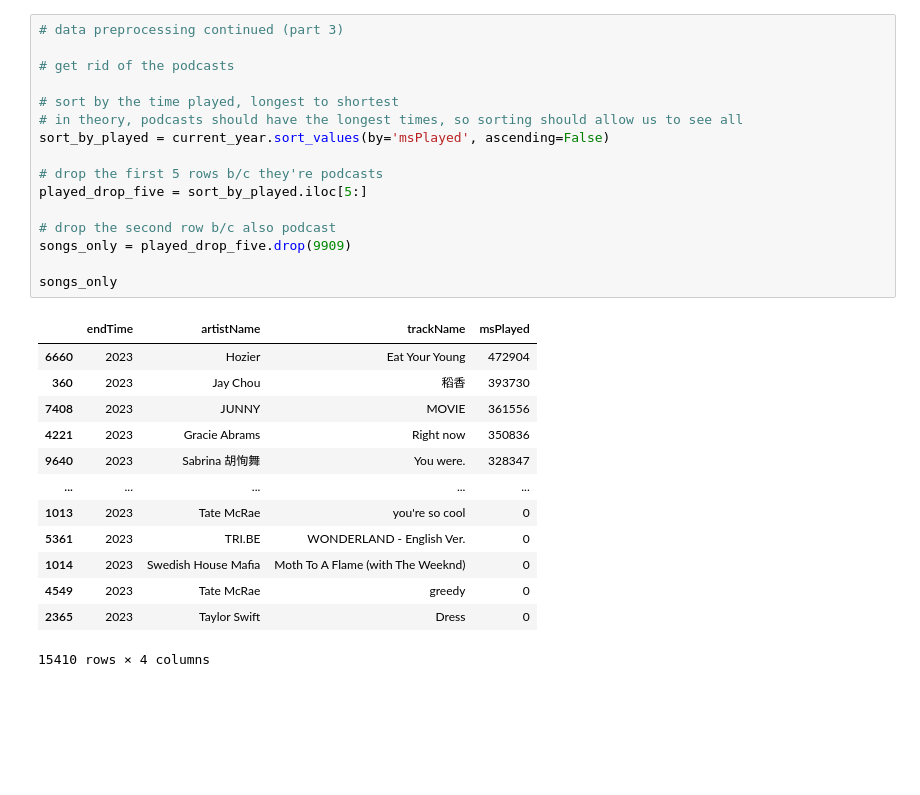
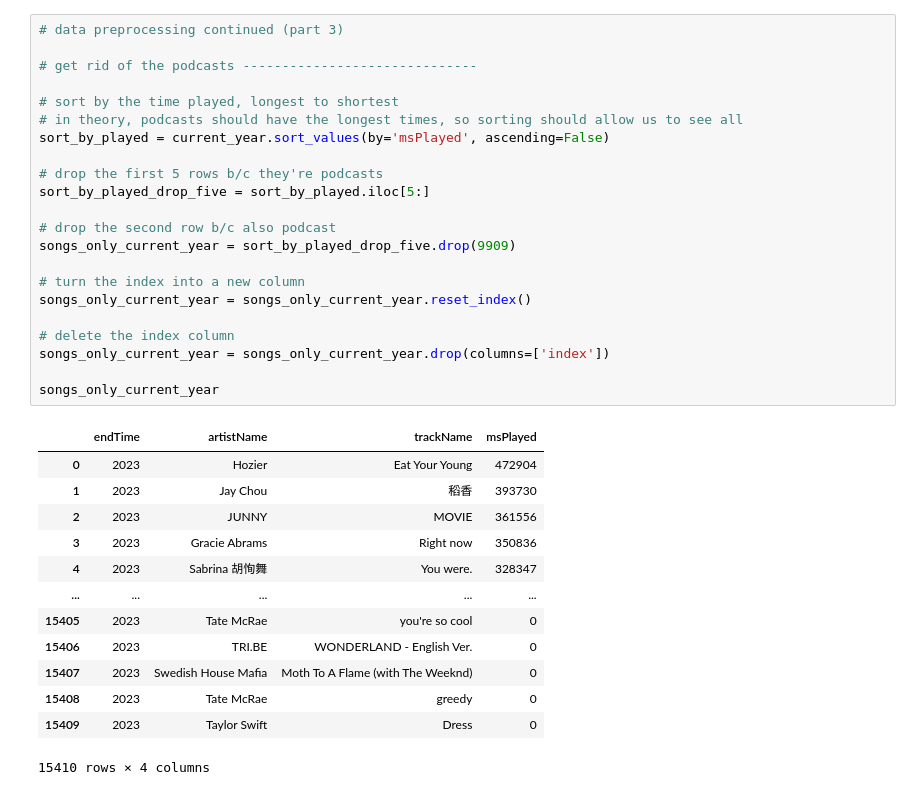
Before and after one commit to kellyhum/spotify-wrapped, a Jupyter notebook: spotify-wrapped.ipynb, the cells around one changed output. Saved outputs shown, nothing was run; the diff lists cells and outputs as text; blank space fills up the shorter version.

```diff
--- a/spotify-wrapped.ipynb
+++ b/spotify-wrapped.ipynb
@@ -56,32 +66,38 @@ current_year.head()
 # %%
 # data preprocessing continued (part 3)
 
-# get rid of the podcasts
+# get rid of the podcasts ------------------------------
 
 # sort by the time played, longest to shortest
 # in theory, podcasts should have the longest times, so sorting should allow us to see all
 sort_by_played = current_year.sort_values(by='msPlayed', ascending=False)
 
 # drop the first 5 rows b/c they're podcasts
-played_drop_five = sort_by_played.iloc[5:]
+sort_by_played_drop_five = sort_by_played.iloc[5:]
 
 # drop the second row b/c also podcast
-songs_only = played_drop_five.drop(9909)
+songs_only_current_year = sort_by_played_drop_five.drop(9909)
 
-songs_only
+# turn the index into a new column
+songs_only_current_year = songs_only_current_year.reset_index()
+
+# delete the index column
+songs_only_current_year = songs_only_current_year.drop(columns=['index'])
+
+songs_only_current_year
 # %% [output]
 |  | endTime | artistName | trackName | msPlayed |
-| 6660 | 2023 | Hozier | Eat Your Young | 472904 |
-| 360 | 2023 | Jay Chou | 稻香 | 393730 |
-| 7408 | 2023 | JUNNY | MOVIE | 361556 |
-| 4221 | 2023 | Gracie Abrams | Right now | 350836 |
-| 9640 | 2023 | Sabrina 胡恂舞 | You were. | 328347 |
+| 0 | 2023 | Hozier | Eat Your Young | 472904 |
+| 1 | 2023 | Jay Chou | 稻香 | 393730 |
+| 2 | 2023 | JUNNY | MOVIE | 361556 |
+| 3 | 2023 | Gracie Abrams | Right now | 350836 |
+| 4 | 2023 | Sabrina 胡恂舞 | You were. | 328347 |
 | ... | ... | ... | ... | ... |
-| 1013 | 2023 | Tate McRae | you're so cool | 0 |
-| 5361 | 2023 | TRI.BE | WONDERLAND - English Ver. | 0 |
-| 1014 | 2023 | Swedish House Mafia | Moth To A Flame (with The Weeknd) | 0 |
-| 4549 | 2023 | Tate McRae | greedy | 0 |
-| 2365 | 2023 | Taylor Swift | Dress | 0 |
+| 15405 | 2023 | Tate McRae | you're so cool | 0 |
+| 15406 | 2023 | TRI.BE | WONDERLAND - English Ver. | 0 |
+| 15407 | 2023 | Swedish House Mafia | Moth To A Flame (with The Weeknd) | 0 |
+| 15408 | 2023 | Tate McRae | greedy | 0 |
+| 15409 | 2023 | Taylor Swift | Dress | 0 |
 15410 rows × 4 columns
 # %%
 # the basic questions
```
Also changed, not shown: parts of 7 cells of this notebook.
